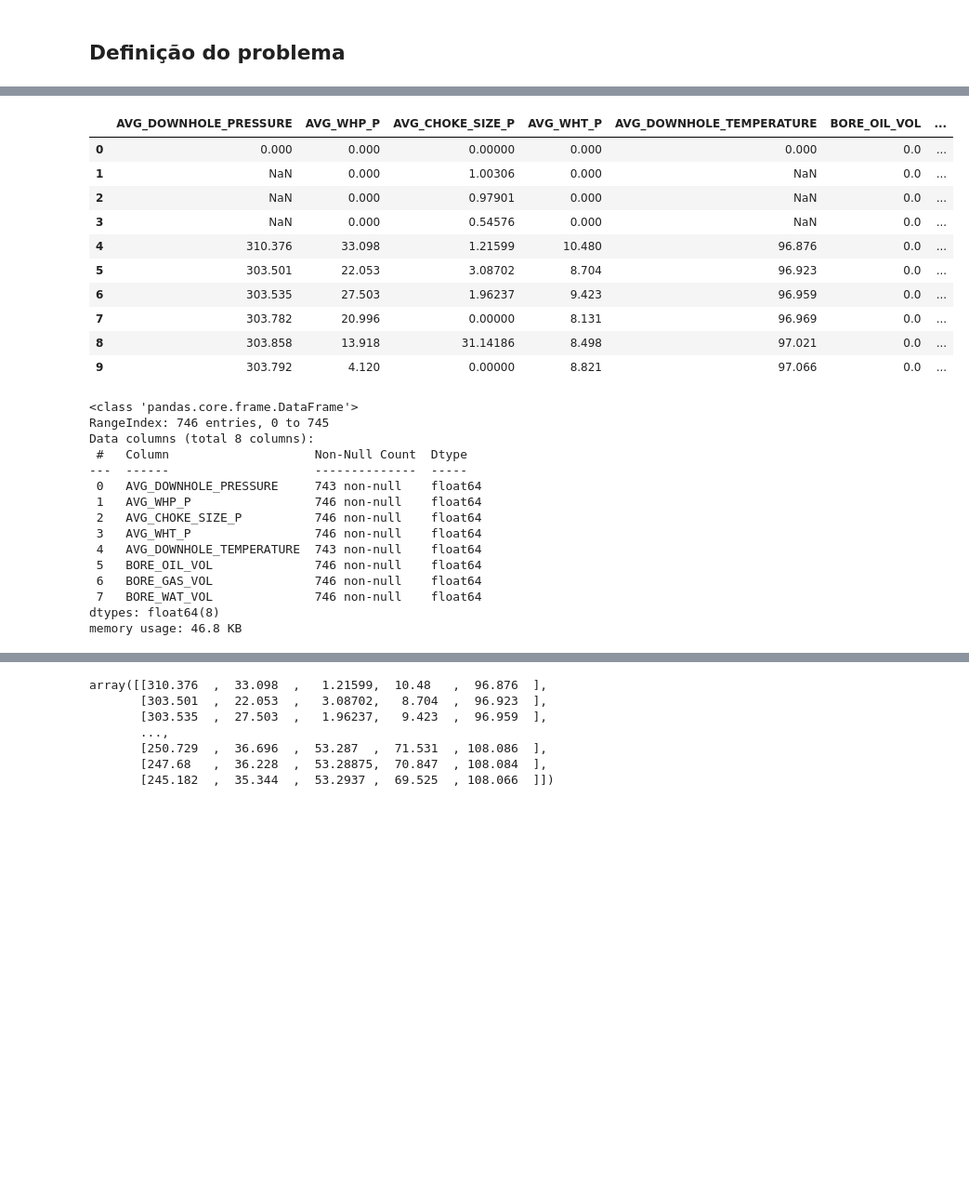
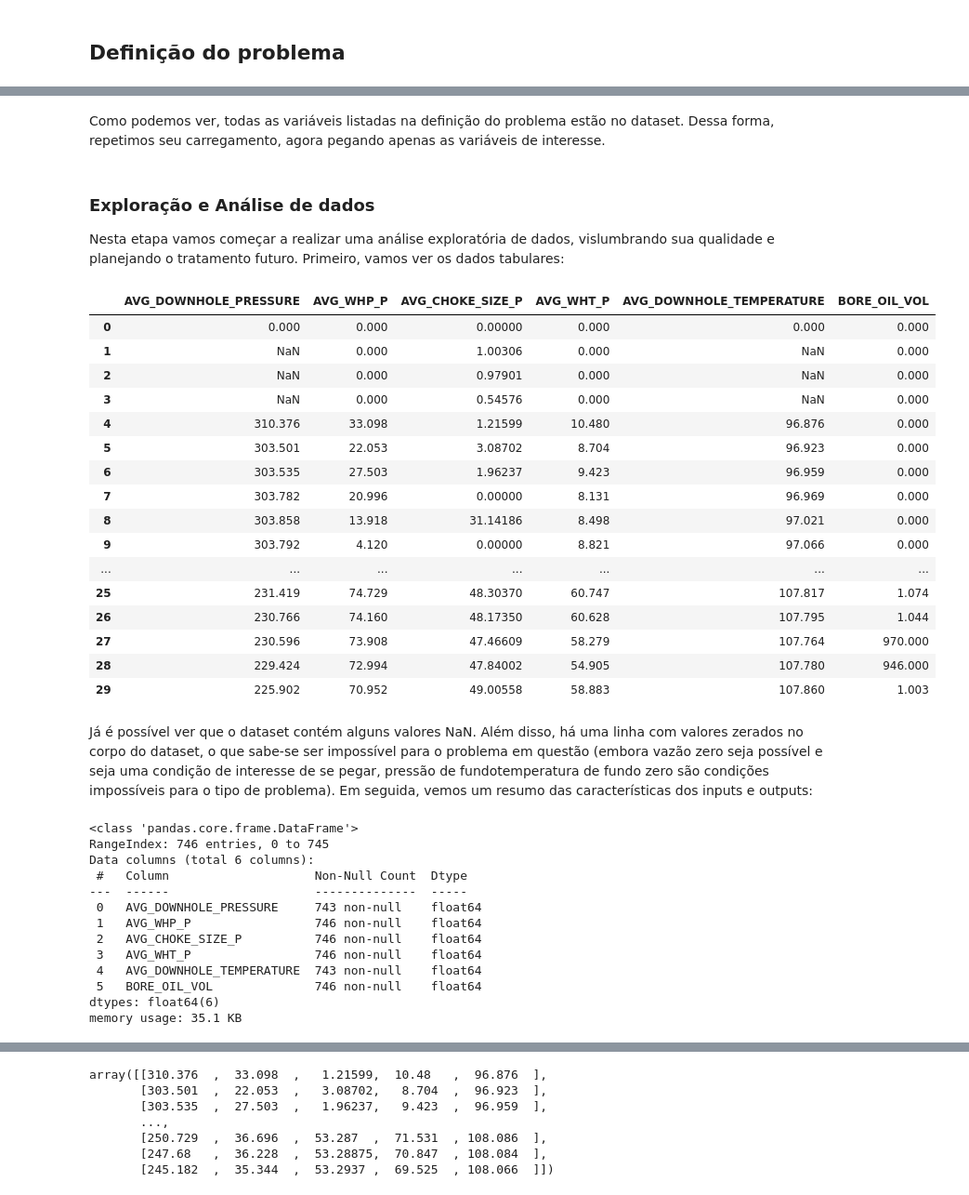
Before and after one commit to prj-phcp/ENGSOFTCD_Atividades, a Jupyter notebook: Atividade02/Atividade02.ipynb, the cells around one changed output, grey strips where cells are left out. Shown at 93% size. Drawn from its saved outputs; the diff is of its cells as text; code cells hidden in the pictures; blank space fills up the shorter version.

```diff
--- a/Atividade02/Atividade02.ipynb
+++ b/Atividade02/Atividade02.ipynb
@@ -89,12 +140,13 @@ class DataLoader:
         with open(path + '/metadata.json', 'r') as metafile:
             self.metadata = json.loads(metafile.read())
 
-    def load_data(self, well, variables):
+    def load_data(self, well, variables=None):
         """Loads the data of a given well in the dataset
 
         Args:
             well (str): Name of the well to be taken from the dataset
-            variables (List[str]): Variables list to be taken form the dataset
+            variables (List[str]|None): Variables list to be taken form the dataset.
+            in case of None, returns all variables form dataset. Defaults to None
 
         Returns:
             data (pd.DataFrame): Dataframe containing the data frm the well
@@ -109,6 +161,7 @@ class DataLoader:
 
         # Reading data and filtering the columns
         data = pd.read_json(f'{self.base_path}/{well_index}.json')
-        data = data[variables]
+        if not variables is None:
+            data = data[variables]
 
         return data
@@ -114,0 +172,6 @@ class DataLoader:
+# %%
+path = './data'
+well = '15/9-F-1 C'
+# Carregando o dado
+dataloader = DataLoader(base_path=path)
+well_data = dataloader.load_data(well=well)
@@ -115 +199,3 @@ class DataLoader:
+# %% [markdown]
+Como podemos ver, todas as variáveis listadas na definição do problema estão no dataset. Dessa forma, repetimos seu carregamento, agora pegando apenas as variáveis de interesse.
 # %%
@@ -134,24 +216,36 @@ dataloader = DataLoader(base_path=path)
 well_data = dataloader.load_data(well=well, variables=input_variables+output_variables)
+# %% [markdown]
+### Exploração e Análise de dados
+
+Nesta etapa vamos começar a realizar uma análise exploratória de dados, vislumbrando sua qualidade e planejando o tratamento futuro. Primeiro, vamos ver os dados tabulares:
 # %%
-display(well_data.head(10))
+display(well_data.head(30))
 # %% [output]
-|  | AVG_DOWNHOLE_PRESSURE | AVG_WHP_P | AVG_CHOKE_SIZE_P | AVG_WHT_P | AVG_DOWNHOLE_TEMPERATURE | BORE_OIL_VOL | ... |
-| 0 | 0.000 | 0.000 | 0.00000 | 0.000 | 0.000 | 0.0 | ... |
-| 1 | NaN | 0.000 | 1.00306 | 0.000 | NaN | 0.0 | ... |
-| 2 | NaN | 0.000 | 0.97901 | 0.000 | NaN | 0.0 | ... |
-| 3 | NaN | 0.000 | 0.54576 | 0.000 | NaN | 0.0 | ... |
-| 4 | 310.376 | 33.098 | 1.21599 | 10.480 | 96.876 | 0.0 | ... |
-| 5 | 303.501 | 22.053 | 3.08702 | 8.704 | 96.923 | 0.0 | ... |
-| 6 | 303.535 | 27.503 | 1.96237 | 9.423 | 96.959 | 0.0 | ... |
-| 7 | 303.782 | 20.996 | 0.00000 | 8.131 | 96.969 | 0.0 | ... |
-| 8 | 303.858 | 13.918 | 31.14186 | 8.498 | 97.021 | 0.0 | ... |
-| 9 | 303.792 | 4.120 | 0.00000 | 8.821 | 97.066 | 0.0 | ... |
+|  | AVG_DOWNHOLE_PRESSURE | AVG_WHP_P | AVG_CHOKE_SIZE_P | AVG_WHT_P | AVG_DOWNHOLE_TEMPERATURE | BORE_OIL_VOL |
+| 0 | 0.000 | 0.000 | 0.00000 | 0.000 | 0.000 | 0.000 |
+| 1 | NaN | 0.000 | 1.00306 | 0.000 | NaN | 0.000 |
+| 2 | NaN | 0.000 | 0.97901 | 0.000 | NaN | 0.000 |
+| 3 | NaN | 0.000 | 0.54576 | 0.000 | NaN | 0.000 |
+| 4 | 310.376 | 33.098 | 1.21599 | 10.480 | 96.876 | 0.000 |
+| 5 | 303.501 | 22.053 | 3.08702 | 8.704 | 96.923 | 0.000 |
+| 6 | 303.535 | 27.503 | 1.96237 | 9.423 | 96.959 | 0.000 |
+| 7 | 303.782 | 20.996 | 0.00000 | 8.131 | 96.969 | 0.000 |
+| 8 | 303.858 | 13.918 | 31.14186 | 8.498 | 97.021 | 0.000 |
+| 9 | 303.792 | 4.120 | 0.00000 | 8.821 | 97.066 | 0.000 |
+| ... | ... | ... | ... | ... | ... | ... |
+| 25 | 231.419 | 74.729 | 48.30370 | 60.747 | 107.817 | 1.074 |
+| 26 | 230.766 | 74.160 | 48.17350 | 60.628 | 107.795 | 1.044 |
+| 27 | 230.596 | 73.908 | 47.46609 | 58.279 | 107.764 | 970.000 |
+| 28 | 229.424 | 72.994 | 47.84002 | 54.905 | 107.780 | 946.000 |
+| 29 | 225.902 | 70.952 | 49.00558 | 58.883 | 107.860 | 1.003 |
+# %% [markdown]
+Já é possível ver que o dataset contém alguns valores NaN. Além disso, há uma linha com valores zerados no corpo do dataset, o que sabe-se ser impossível para o problema em questão (embora vazão zero seja possível e seja uma condição de interesse de se pegar, pressão de fundotemperatura de fundo zero são condições impossíveis para o tipo de problema). Em seguida, vemos um resumo das características dos inputs e outputs:
 # %%
 well_data.info()
 # %% [output]
 <class 'pandas.core.frame.DataFrame'>
 RangeIndex: 746 entries, 0 to 745
-Data columns (total 8 columns):
+Data columns (total 6 columns):
  #   Column                    Non-Null Count  Dtype
 ---  ------                    --------------  -----
  0   AVG_DOWNHOLE_PRESSURE     743 non-null    float64
@@ -160,7 +254,5 @@ Data columns (total 8 columns):
  3   AVG_WHT_P                 746 non-null    float64
  4   AVG_DOWNHOLE_TEMPERATURE  743 non-null    float64
  5   BORE_OIL_VOL              746 non-null    float64
- 6   BORE_GAS_VOL              746 non-null    float64
- 7   BORE_WAT_VOL              746 non-null    float64
-dtypes: float64(8)
-memory usage: 46.8 KB
+dtypes: float64(6)
+memory usage: 35.1 KB
```
Also changed, not shown: parts of 68 cells of this notebook, 2 other files.
